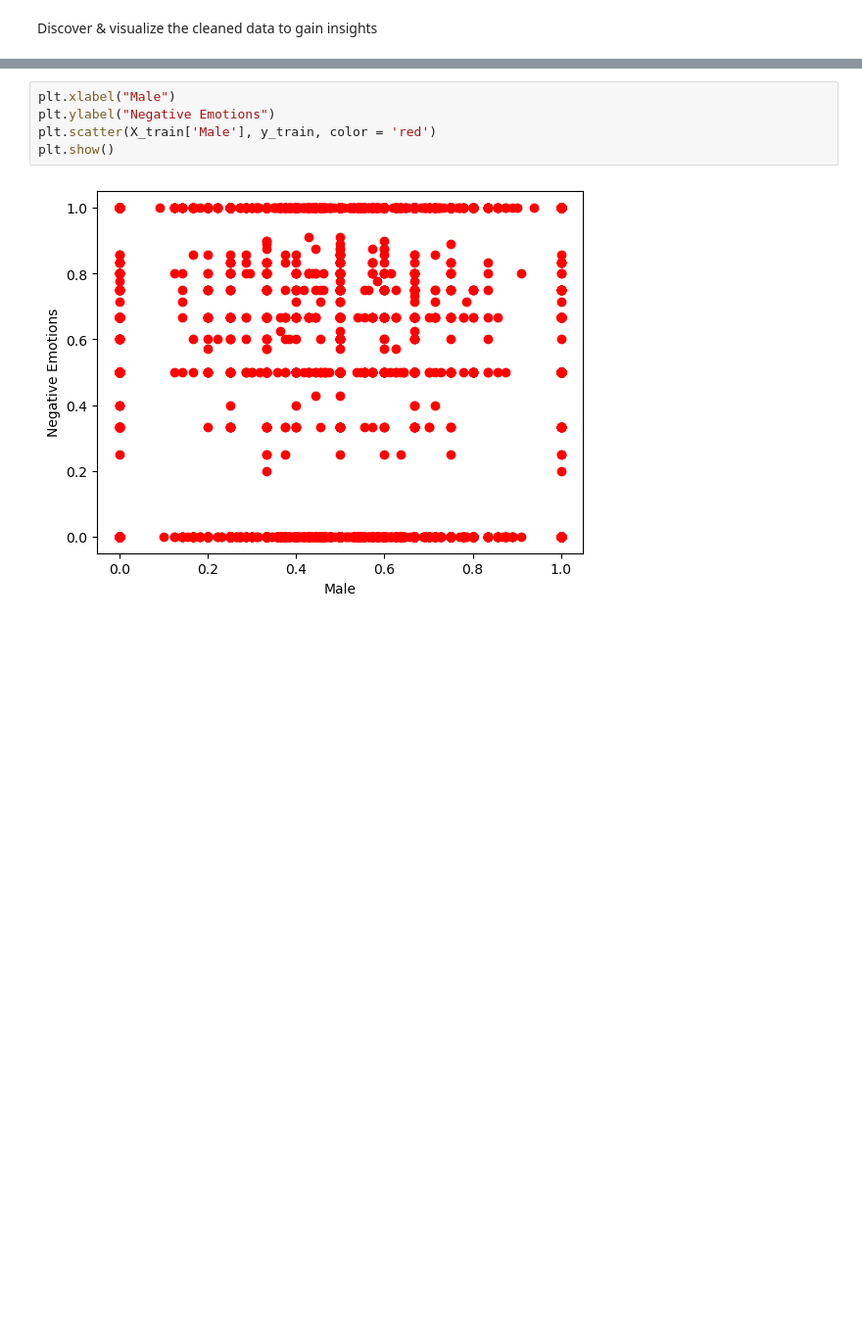
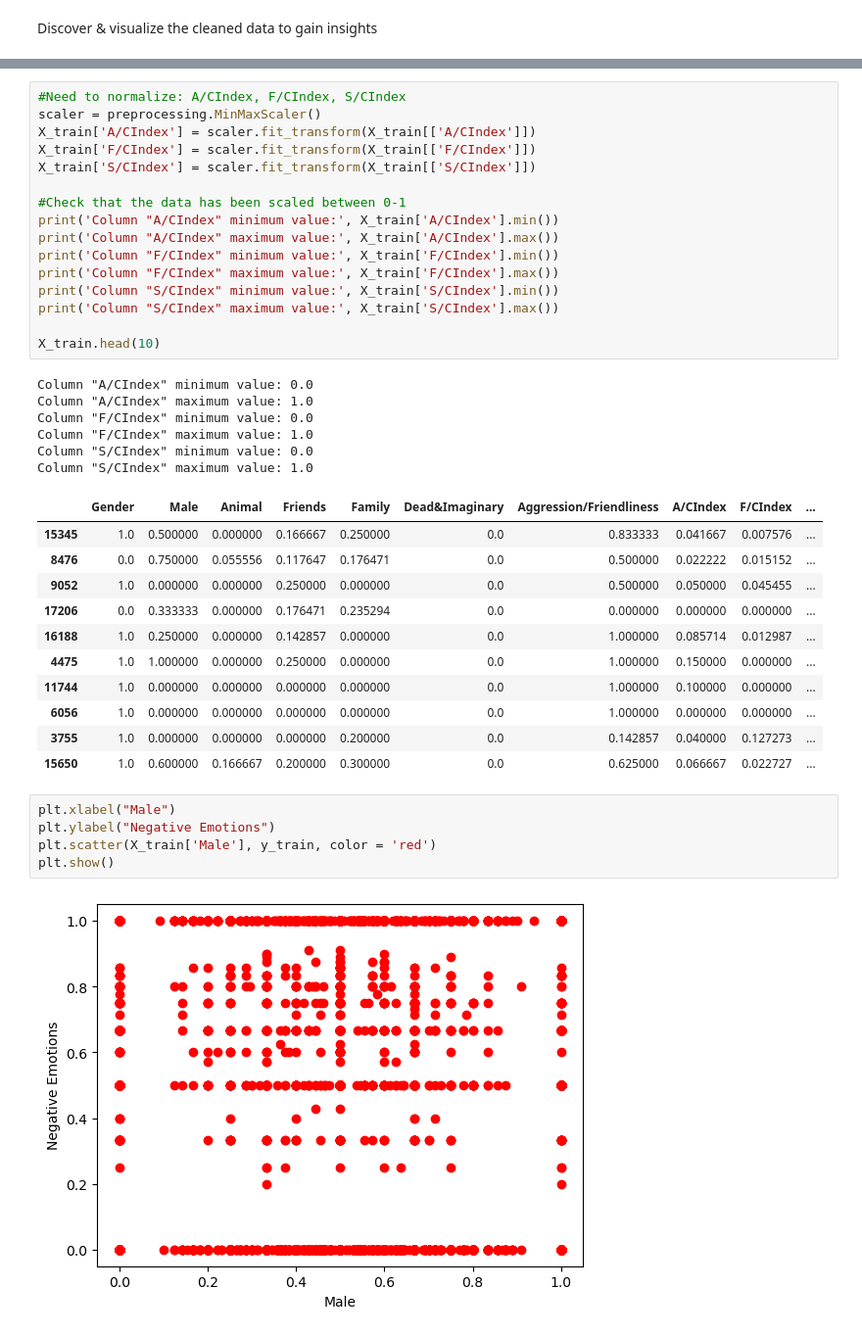
Before and after one commit to erika-ld/CPSC483-Machine-Learning-Project, a Jupyter notebook: data_preprocessing.ipynb, the cells around one changed output, grey strips where cells are left out. Shown: that part at 98% size. Saved outputs shown, nothing was run; the diff lists cells and outputs as text; blank space fills up the shorter version.

```diff
--- a/data_preprocessing.ipynb
+++ b/data_preprocessing.ipynb
@@ -225,6 +239,40 @@ Column "Dead&Imaginary" minimum value: 0.0
 Column "Dead&Imaginary" maximum value: 1.0
 Column "NegativeEmotions" minimum value: 0.0
 Column "NegativeEmotions" maximum value: 1.0
+# %%
+#Need to normalize: A/CIndex, F/CIndex, S/CIndex
+scaler = preprocessing.MinMaxScaler()
+X_train['A/CIndex'] = scaler.fit_transform(X_train[['A/CIndex']])
+X_train['F/CIndex'] = scaler.fit_transform(X_train[['F/CIndex']])
+X_train['S/CIndex'] = scaler.fit_transform(X_train[['S/CIndex']])
+
+#Check that the data has been scaled between 0-1
+print('Column "A/CIndex" minimum value:', X_train['A/CIndex'].min())
+print('Column "A/CIndex" maximum value:', X_train['A/CIndex'].max())
+print('Column "F/CIndex" minimum value:', X_train['F/CIndex'].min())
+print('Column "F/CIndex" maximum value:', X_train['F/CIndex'].max())
+print('Column "S/CIndex" minimum value:', X_train['S/CIndex'].min())
+print('Column "S/CIndex" maximum value:', X_train['S/CIndex'].max())
+
+X_train.head(10)
+# %% [output]
+Column "A/CIndex" minimum value: 0.0
+Column "A/CIndex" maximum value: 1.0
+Column "F/CIndex" minimum value: 0.0
+Column "F/CIndex" maximum value: 1.0
+Column "S/CIndex" minimum value: 0.0
+Column "S/CIndex" maximum value: 1.0
+|  | Gender | Male | Animal | Friends | Family | Dead&Imaginary | Aggression/Friendliness | A/CIndex | F/CIndex | ... |
+| 15345 | 1.0 | 0.500000 | 0.000000 | 0.166667 | 0.250000 | 0.0 | 0.833333 | 0.041667 | 0.007576 | ... |
+| 8476 | 0.0 | 0.750000 | 0.055556 | 0.117647 | 0.176471 | 0.0 | 0.500000 | 0.022222 | 0.015152 | ... |
+| 9052 | 1.0 | 0.000000 | 0.000000 | 0.250000 | 0.000000 | 0.0 | 0.500000 | 0.050000 | 0.045455 | ... |
+| 17206 | 0.0 | 0.333333 | 0.000000 | 0.176471 | 0.235294 | 0.0 | 0.000000 | 0.000000 | 0.000000 | ... |
+| 16188 | 1.0 | 0.250000 | 0.000000 | 0.142857 | 0.000000 | 0.0 | 1.000000 | 0.085714 | 0.012987 | ... |
+| 4475 | 1.0 | 1.000000 | 0.000000 | 0.250000 | 0.000000 | 0.0 | 1.000000 | 0.150000 | 0.000000 | ... |
+| 11744 | 1.0 | 0.000000 | 0.000000 | 0.000000 | 0.000000 | 0.0 | 1.000000 | 0.100000 | 0.000000 | ... |
+| 6056 | 1.0 | 0.000000 | 0.000000 | 0.000000 | 0.000000 | 0.0 | 1.000000 | 0.000000 | 0.000000 | ... |
+| 3755 | 1.0 | 0.000000 | 0.000000 | 0.000000 | 0.200000 | 0.0 | 0.142857 | 0.040000 | 0.127273 | ... |
+| 15650 | 1.0 | 0.600000 | 0.166667 | 0.200000 | 0.300000 | 0.0 | 0.625000 | 0.066667 | 0.022727 | ... |
 # %%
 plt.xlabel("Male")
 plt.ylabel("Negative Emotions")
```
Also changed, not shown: parts of 12 cells of this notebook, 3 other files.
